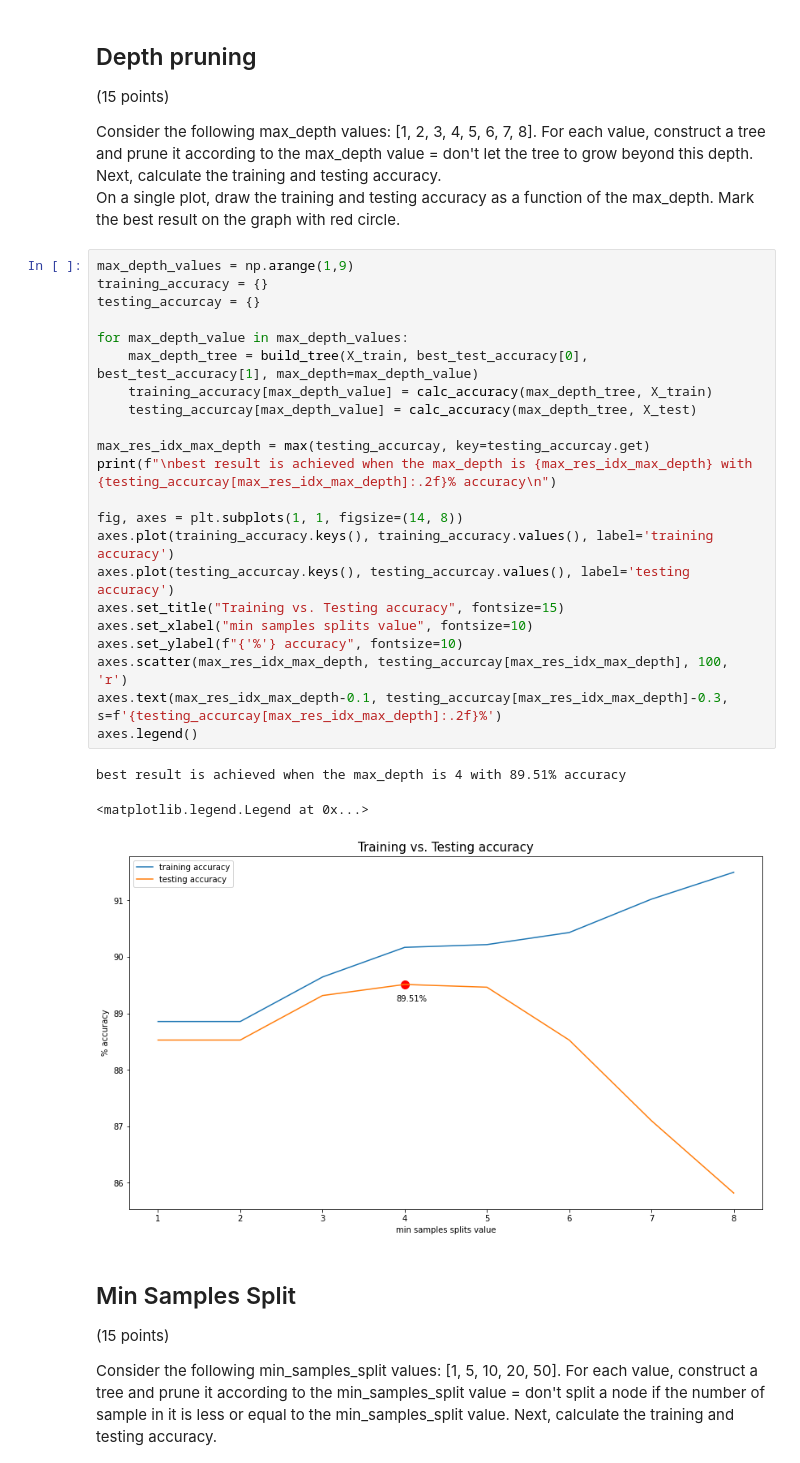
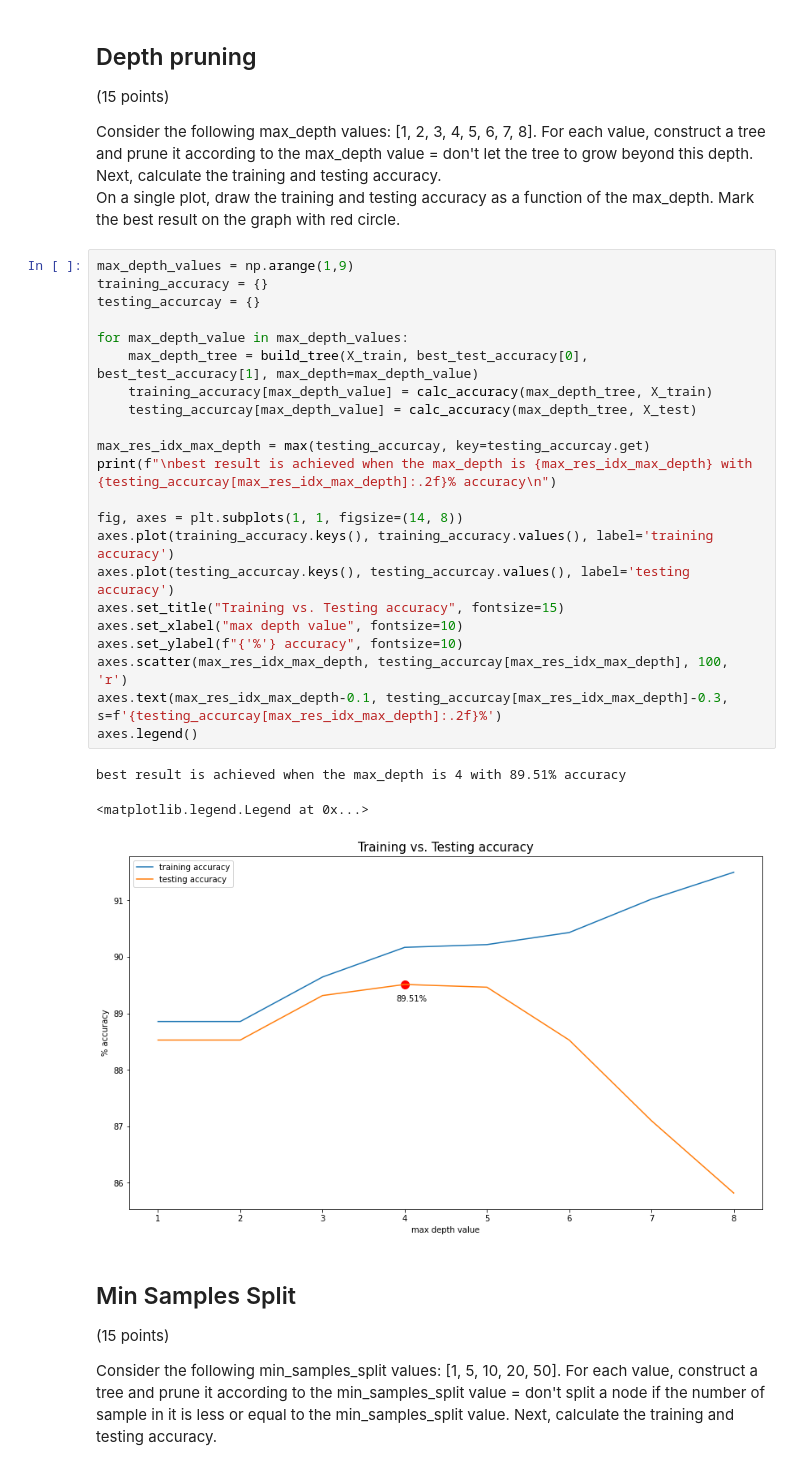
Before and after one commit to Omergral/Machine_Learning_Msc, a Jupyter notebook: HW_2/311515381_206337768.ipynb, the cells around one changed output. Cells and saved outputs as stored; diff of their text form.

```diff
--- a/HW_2/311515381_206337768.ipynb
+++ b/HW_2/311515381_206337768.ipynb
@@ -421,29 +421,29 @@ On a single plot, draw the training and testing accuracy as a function of the ma
 # %%
 max_depth_values = np.arange(1,9)
 training_accuracy = {}
 testing_accurcay = {}
 
 for max_depth_value in max_depth_values:
     max_depth_tree = build_tree(X_train, best_test_accuracy[0], best_test_accuracy[1], max_depth=max_depth_value)
     training_accuracy[max_depth_value] = calc_accuracy(max_depth_tree, X_train)
     testing_accurcay[max_depth_value] = calc_accuracy(max_depth_tree, X_test)
 
 max_res_idx_max_depth = max(testing_accurcay, key=testing_accurcay.get)
 print(f"\nbest result is achieved when the max_depth is {max_res_idx_max_depth} with {testing_accurcay[max_res_idx_max_depth]:.2f}% accuracy\n")
 
 fig, axes = plt.subplots(1, 1, figsize=(14, 8))
 axes.plot(training_accuracy.keys(), training_accuracy.values(), label='training accuracy')
 axes.plot(testing_accurcay.keys(), testing_accurcay.values(), label='testing accuracy')
 axes.set_title("Training vs. Testing accuracy", fontsize=15)
-axes.set_xlabel("min samples splits value", fontsize=10)
+axes.set_xlabel("max depth value", fontsize=10)
 axes.set_ylabel(f"{'%'} accuracy", fontsize=10)
 axes.scatter(max_res_idx_max_depth, testing_accurcay[max_res_idx_max_depth], 100, 'r')
 axes.text(max_res_idx_max_depth-0.1, testing_accurcay[max_res_idx_max_depth]-0.3, s=f'{testing_accurcay[max_res_idx_max_depth]:.2f}%')
 axes.legend()
 # %% [output]
 best result is achieved when the max_depth is 4 with 89.51% accuracy
 <matplotlib.legend.Legend at 0x...>
-[figure, old version]
+[figure, new version]
 # %% [markdown]
 ## Min Samples Split
 
```
Also changed, not shown: 2 other files.
